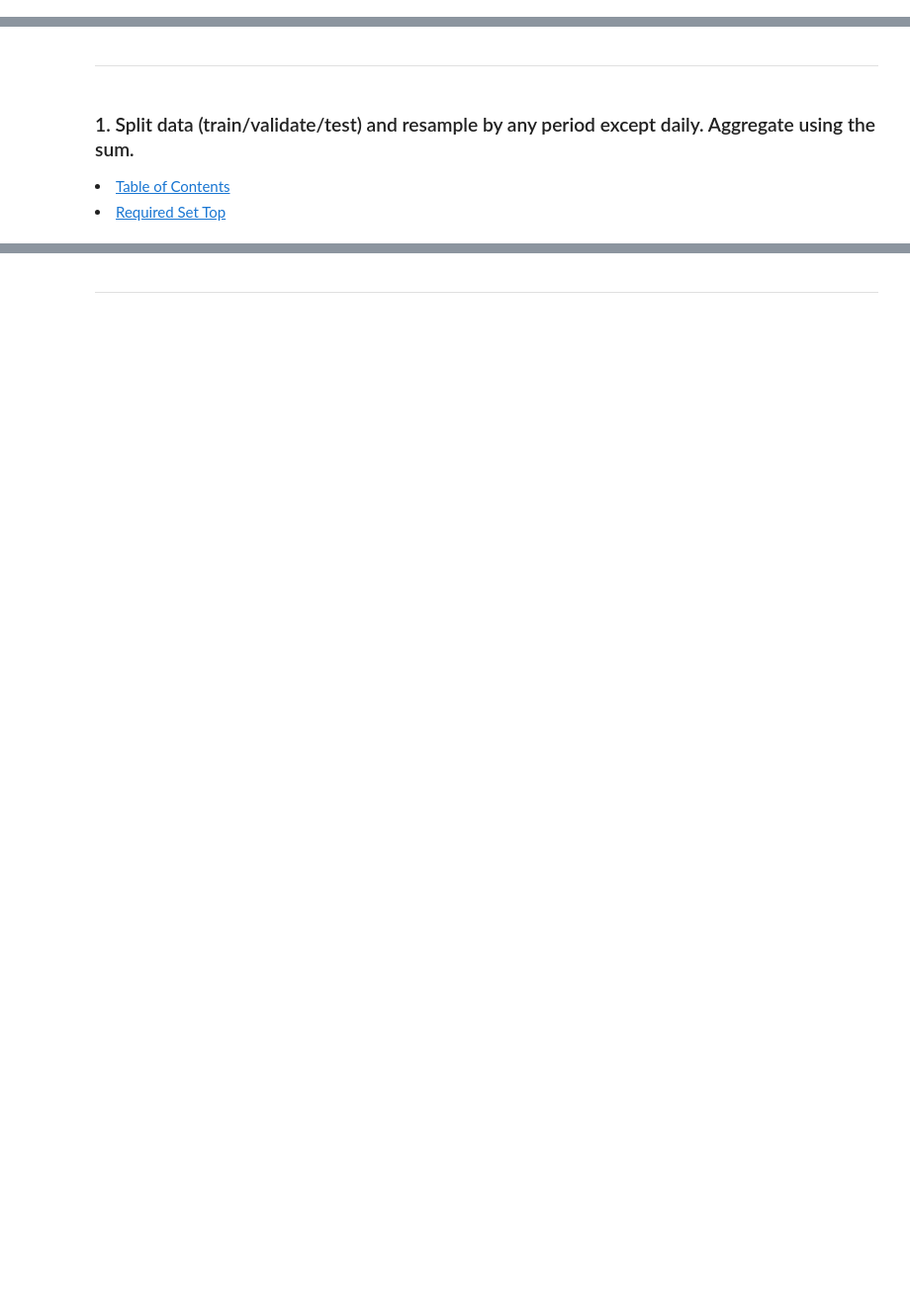
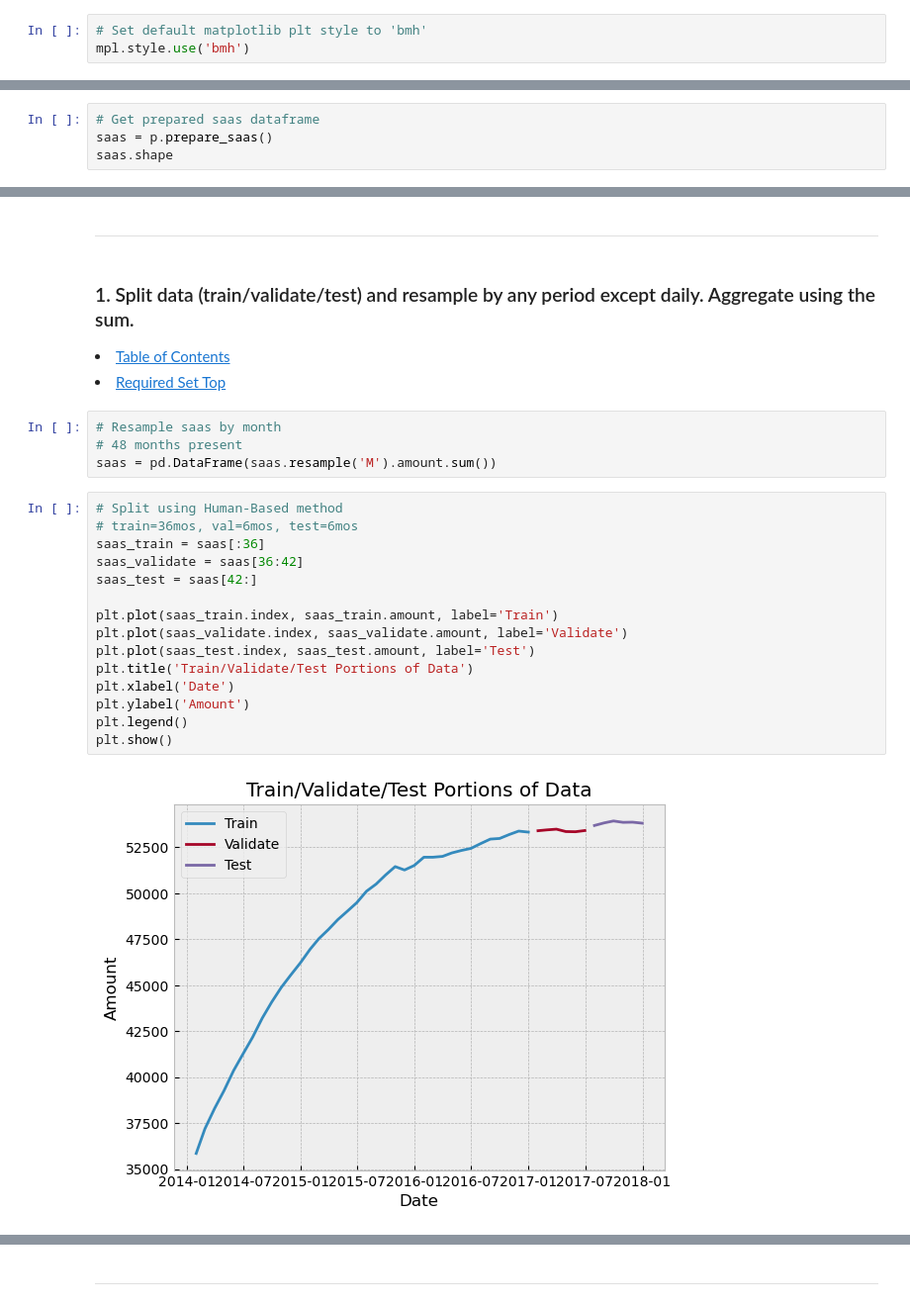
Before and after one commit to Jared-Wood135/time-series-exercises, a Jupyter notebook: model.ipynb, the cells around one changed output, grey strips where cells are left out. Shown at 99% size. Cells and saved outputs as stored; diff of their text form; blank space fills up the shorter version.

```diff
--- a/model.ipynb
+++ b/model.ipynb
@@ -17,3 +35,6 @@
+# %%
+# Set default matplotlib plt style to 'bmh'
+mpl.style.use('bmh')
 # %% [markdown]
 <div style='background-color: orange'>
 <a id='req'></a>
@@ -25,3 +46,7 @@
 <li><a href='#req2'>Question 2</a></li>
 # %% [markdown]
 Use the <a href='https://ds.codeup.com/saas.csv'>SAAS dataset</a>:
+# %%
+# Get prepared saas dataframe
+saas = p.prepare_saas()
+saas.shape
@@ -33,3 +60,24 @@ Use the <a href='https://ds.codeup.com/saas.csv'>SAAS dataset</a>:
 
 <li><a href='#TableOfContents'>Table of Contents</a></li>
 <li><a href='#req'>Required Set Top</a></li>
+# %%
+# Resample saas by month
+# 48 months present
+saas = pd.DataFrame(saas.resample('M').amount.sum())
+# %%
+# Split using Human-Based method
+# train=36mos, val=6mos, test=6mos
+saas_train = saas[:36]
+saas_validate = saas[36:42]
+saas_test = saas[42:]
+
+plt.plot(saas_train.index, saas_train.amount, label='Train')
+plt.plot(saas_validate.index, saas_validate.amount, label='Validate')
+plt.plot(saas_test.index, saas_test.amount, label='Test')
+plt.title('Train/Validate/Test Portions of Data')
+plt.xlabel('Date')
+plt.ylabel('Amount')
+plt.legend()
+plt.show()
+# %% [output]
+[figure, added]
```
Also changed, not shown: parts of 10 cells of this notebook, 3 other files.
